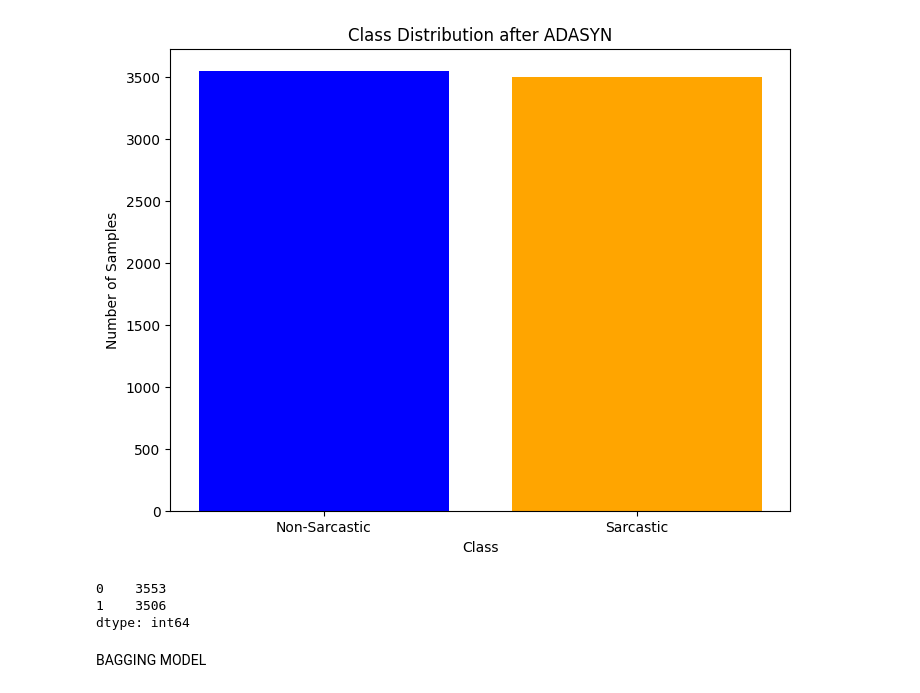
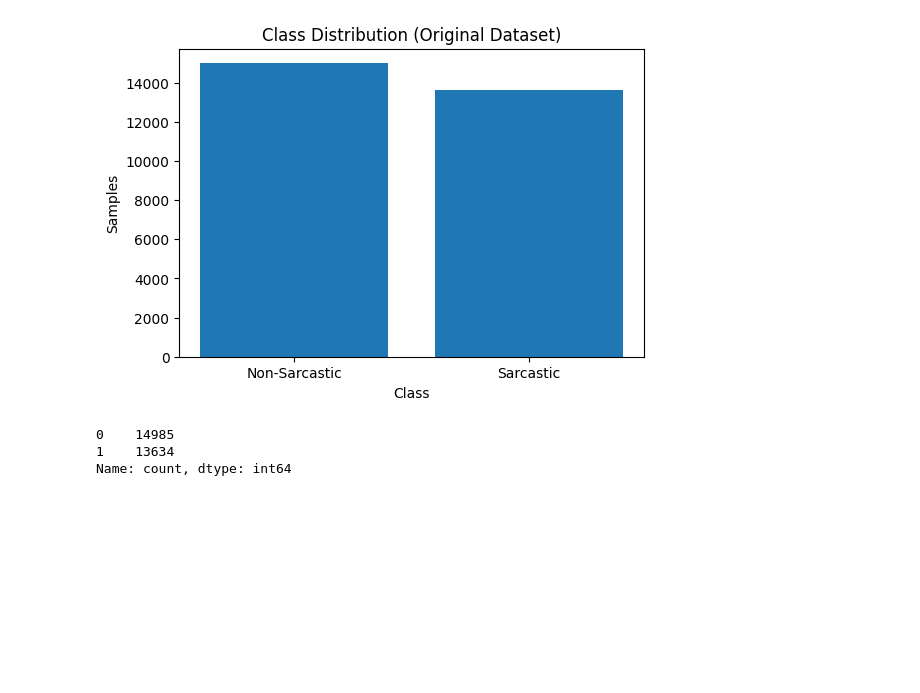
Before and after one commit to swati-project/sarcasm-detection-api, a Jupyter notebook: RandomForest_XBGoost_LSTM.ipynb, the cells around one changed output. Saved outputs shown, nothing was run; the diff lists cells and outputs as text; code cells hidden in the pictures; blank space fills up the shorter version.

```diff
--- a/RandomForest_XBGoost_LSTM.ipynb
+++ b/RandomForest_XBGoost_LSTM.ipynb
@@ -30,44 +33,40 @@ Name: Label, dtype: int64
 # %%
 import pandas as pd
-import numpy as np
 import matplotlib.pyplot as plt
-from imblearn.over_sampling import ADASYN
 from sklearn.feature_extraction.text import TfidfVectorizer
 
 # Load dataset
-data = pd.read_csv("/content/Sarcasm_Kaggle_1.csv")
+data = pd.read_json("/content/Sarcasm_Headlines_Dataset_v2.json", lines=True)
 
-# Ensure that the labels are correctly encoded (0 for Non-Sarcastic, 1 for Sarcastic)
-data['Label'] = data['Label'].map({0: 0, 1: 1})
+data = data.rename(columns={
+    "headline": "text",
+    "is_sarcastic": "label"
+})
 
-tweets = data["Tweet"].tolist()
-labels = data["Label"].tolist()
+texts = data["text"].tolist()
+labels = data["label"].tolist()
 
-# TF-IDF vectorization
-vectorizer = TfidfVectorizer(max_features=5000, stop_words='english', ngram_range=(1, 2))
-X_tfidf = vectorizer.fit_transform(tweets)
+# TF-IDF
+vectorizer = TfidfVectorizer(
+    max_features=5000,
+    stop_words="english",
+    ngram_range=(1, 2)
+)
+X_tfidf = vectorizer.fit_transform(texts)
 
-# Apply ADASYN to balance the class distribution based on the TF-IDF features
-adasyn = ADASYN(random_state=42)
-X_resampled, y_resampled = adasyn.fit_resample(X_tfidf, labels)
+# Class distribution
+class_counts = pd.Series(labels).value_counts().sort_index()
 
-# Count the number of samples in each class after ADASYN
-class_counts_resampled = pd.Series(y_resampled).value_counts()
-
-# Plot the class distribution after ADASYN
-plt.figure(figsize=(8, 6))
-plt.bar(class_counts_resampled.index, class_counts_resampled.values, color=['blue', 'orange'])
-plt.xticks(class_counts_resampled.index, ['Non-Sarcastic', 'Sarcastic'])
-plt.xlabel('Class')
-plt.ylabel('Number of Samples')
-plt.title('Class Distribution after ADASYN')
+plt.figure(figsize=(6,4))
+plt.bar(["Non-Sarcastic", "Sarcastic"], class_counts.values)
+plt.xlabel("Class")
+plt.ylabel("Samples")
+plt.title("Class Distribution (Original Dataset)")
 plt.show()
 
-print(class_counts_resampled)
+print(class_counts)
 # %% [output]
-[figure, old version]
+[figure, new version]
-0    3553
-1    3506
-dtype: int64
+0    14985
+1    13634
+Name: count, dtype: int64
-# %% [markdown]
-BAGGING MODEL
```
Also changed, not shown: parts of 14 cells of this notebook.
